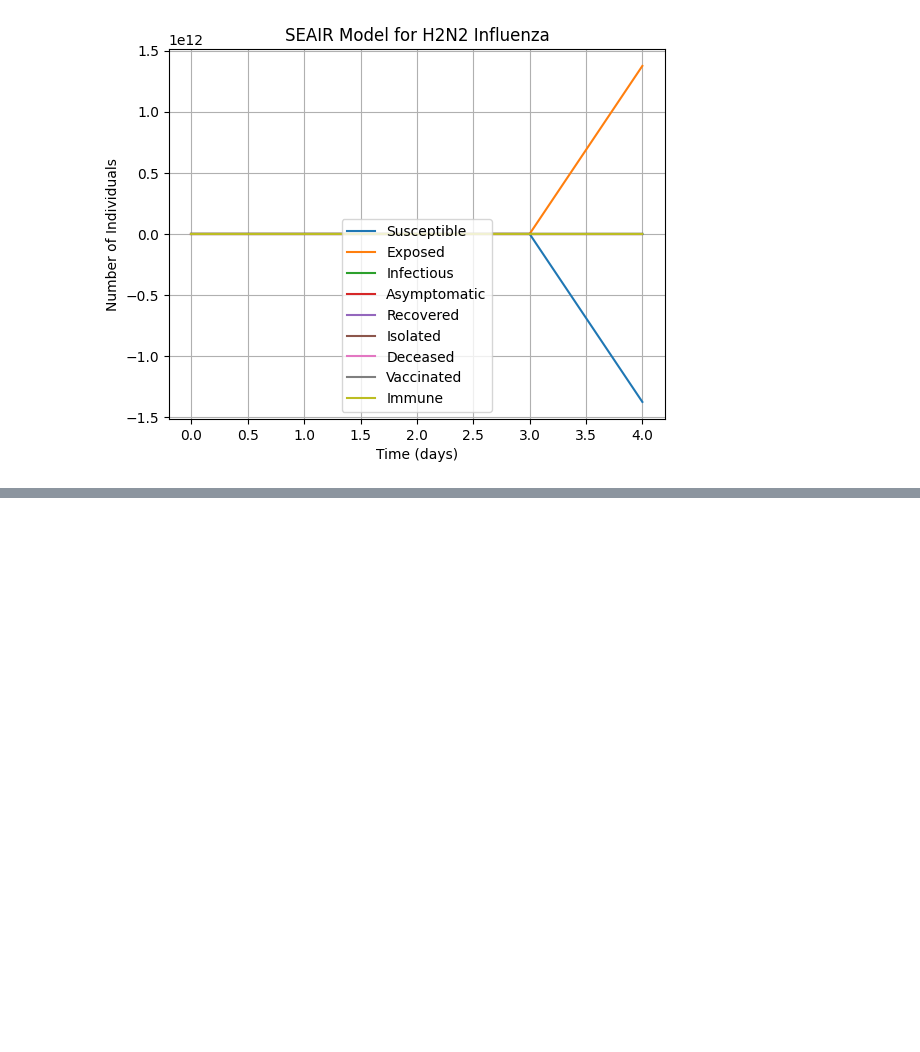
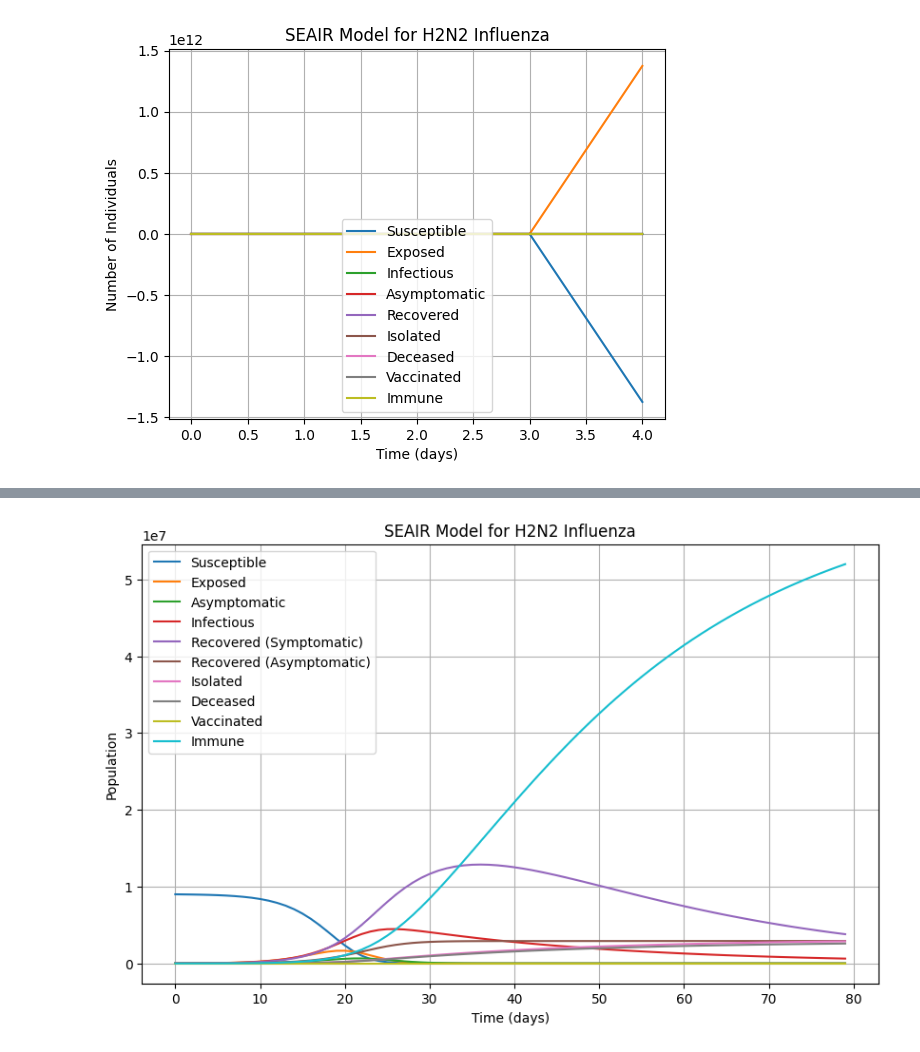
Before and after one commit to Arminsbss/Epidemic-calculator, a Jupyter notebook: epidemic_calculator.ipynb, the cells around one changed output, grey strips where cells are left out. Drawn from its saved outputs; the diff is of its cells as text; code cells hidden in the pictures; blank space fills up the shorter version.

```diff
--- a/epidemic_calculator.ipynb
+++ b/epidemic_calculator.ipynb
@@ -268,0 +379,93 @@ plt.show()
+# %%
+import numpy as np
+import matplotlib.pyplot as plt
+
+# SEAIR Model Parameters
+betta = 0.85  # Transmission rate
+epsilon = 0.50  # Relative infectivity of asymptomatic cases
+X = 0.75  # Relative infectivity of isolated symptomatic cases
+alpha = 0.52  # Rate of progression from exposed class (median incubation period 1.9 days)
+gamma = 0.40  # Rate of progression to recovered class mean infectious period 2.49 days
+zetta = 0.03  # Case fatality rate
+omega = 0.67  # Proportion of exposed cases that become symptomatic
+delta = 0.018  # Rate of progression to death among symptomatic infectious class
+tetta = 0.02  # Isolation rate after Day 45, prior to that it is 0
+meu = 0.90  # Treatment effectiveness 1-relative reduction in mortality due to treatment
+neu = 0.0001  # Global vaccination rate per day after Day 240, prior to that it is 0
+etta = 0.1  # Migration rate between cities and regions location dependent
+
+# Initial conditions
+S0 = 9000000  # Initial susceptible population
+E0 = 10000  # Initial exposed population
+A0 = 20000  # Initial asymptomatic population
+I0 = 9000  # Initial infectious population
+Ri0 = 0  # Initial recovered from symptomatic population
+Ra0 = 0  # Initial recovered from asymptomatic population
+Is0 = 0  # Initial isolated population
+D0 = 0  # Initial deceased population
+Va0 = 0  # Initial vaccinated population
+Im0 = 0  # Initial immune population
+
+# Total population
+N = S0 + E0 + A0 + I0 + Ri0 + Ra0 + Is0 + D0 + Va0 + Im0
+
+# Time vector
+t_max = 80  # Simulation time (days)
+dt = 1  # Time step
+t = np.arange(0, t_max, dt)
+
+# SEAIR Model function
+def seair_model(S, E, A, I, Ri, Ra, Is, D, Va, Im, t):
+    lambda_ = betta * (I + epsilon * A + X * Is) / N
+    dSdt = -lambda_ * S + neu * N - neu * S * Va
+    dEdt = lambda_ * S - alpha * omega * E - alpha * (1 - omega) * E
+    dAdt = alpha * (1 - omega) * E - gamma * A
+    dIdt = alpha * omega * E - (delta + tetta) * I
+    dRidt = gamma * (1 - zetta) * I - etta * Ri
+    dRadt = gamma * (1 - zetta) * A
+    dIsdt = tetta * I
+    dDdt = delta * I
+    dVadt = neu * S * Va
+    dImdt = etta * Ri
+    return dSdt, dEdt, dAdt, dIdt, dRidt, dRadt, dIsdt, dDdt, dVadt, dImdt
+
+# Euler's method solver
+def euler_method(S0, E0, A0, I0, Ri0, Ra0, Is0, D0, Va0, Im0, t):
+    S, E, A, I, Ri, Ra, Is, D, Va, Im = [S0], [E0], [A0], [I0], [Ri0], [Ra0], [Is0], [D0], [Va0], [Im0]
+    for i in range(1, len(t)):
+        dSdt, dEdt, dAdt, dIdt, dRidt, dRadt, dIsdt, dDdt, dVadt, dImdt = seair_model(S[-1], E[-1], A[-1], I[-1], Ri[-1], Ra[-1], Is[-1], D[-1], Va[-1], Im[-1], t[i])
+        S.append(S[-1] + dSdt * dt)
+        E.append(E[-1] + dEdt * dt)
+        A.append(A[-1] + dAdt * dt)
+        I.append(I[-1] + dIdt * dt)
+        Ri.append(Ri[-1] + dRidt * dt)
+        Ra.append(Ra[-1] + dRadt * dt)
+        Is.append(Is[-1] + dIsdt * dt)
+        D.append(D[-1] + dDdt * dt)
+        Va.append(Va[-1] + dVadt * dt)
+        Im.append(Im[-1] + dImdt * dt)
+    return np.array(S), np.array(E), np.array(A), np.array(I), np.array(Ri), np.array(Ra), np.array(Is), np.array(D), np.array(Va), np.array(Im)
+
+# Run the model
+S, E, A, I, Ri, Ra, Is, D, Va, Im = euler_method(S0, E0, A0, I0, Ri0, Ra0, Is0, D0, Va0, Im0, t)
+
+# Plot the results
+plt.figure(figsize=(10, 6))
+plt.plot(t, S, label='Susceptible')
+plt.plot(t, E, label='Exposed')
+plt.plot(t, A, label='Asymptomatic')
+plt.plot(t, I, label='Infectious')
+plt.plot(t, Ri, label='Recovered (Symptomatic)')
+plt.plot(t, Ra, label='Recovered (Asymptomatic)')
+plt.plot(t, Is, label='Isolated')
+plt.plot(t, D, label='Deceased')
+plt.plot(t, Va, label='Vaccinated')
+plt.plot(t, Im, label='Immune')
+plt.xlabel('Time (days)')
+plt.ylabel('Population')
+plt.title('SEAIR Model for H2N2 Influenza')
+plt.legend()
+plt.grid(True)
+plt.show()
+# %% [output]
+[figure, added]
```
Also changed, not shown: parts of 1 cell of this notebook.
